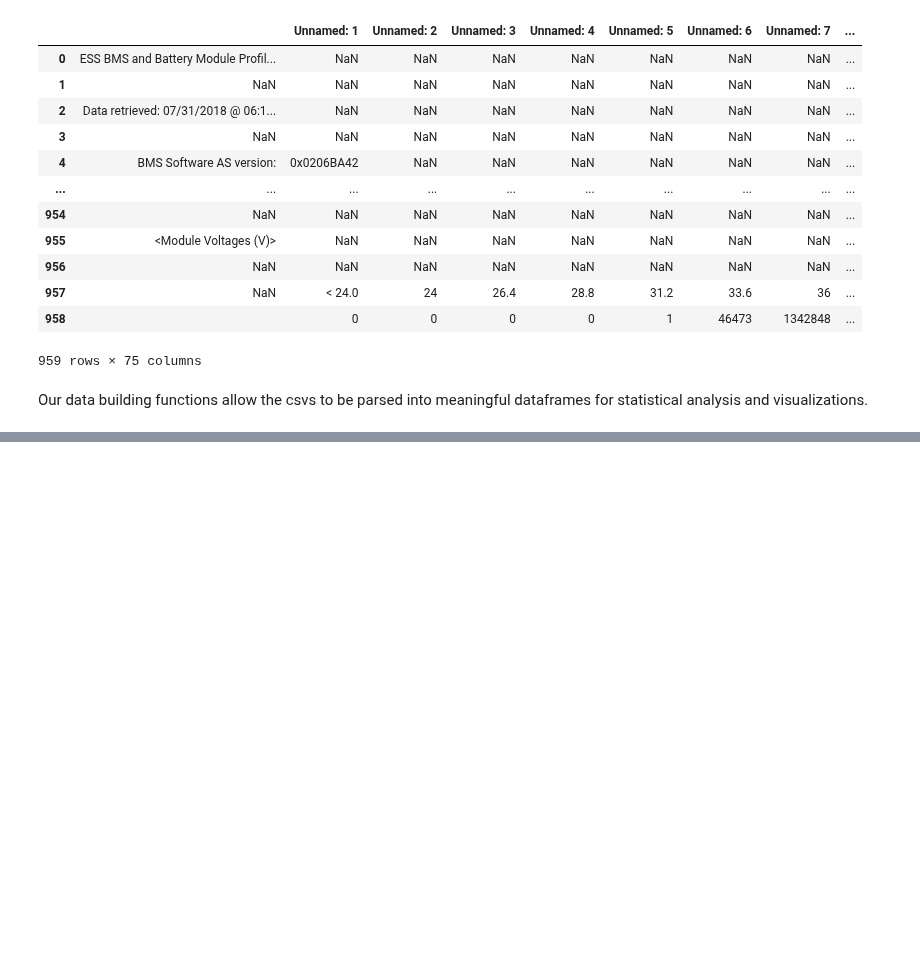
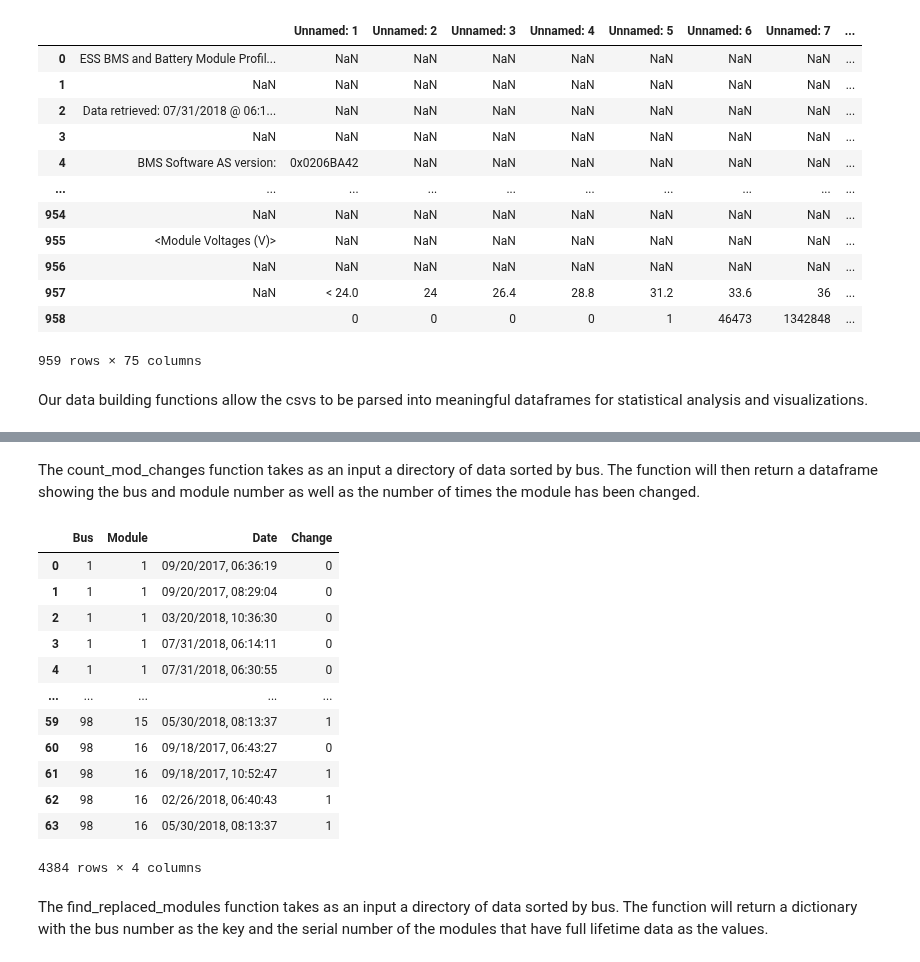
Before and after one commit to KCM-DIRECT/KCM-Data, a Jupyter notebook: Final example notebook.ipynb, the cells around one changed output, grey strips where cells are left out. Cells and saved outputs as stored; diff of their text form; code cells hidden in the pictures; blank space fills up the shorter version.

```diff
--- a/Final example notebook.ipynb
+++ b/Final example notebook.ipynb
@@ -45,0 +137,20 @@ Our data building functions allow the csvs to be parsed into meaningful datafram
+# %% [markdown]
+The count_mod_changes function takes as an input a directory of data sorted by bus. The function will then return a dataframe showing the bus and module number as well as the number of times the module has been changed.
+# %%
+build_data_vis.count_mod_changes(directory)
+# %% [output]
+|  | Bus | Module | Date | Change |
+| 0 | 1 | 1 | 09/20/2017, 06:36:19 | 0 |
+| 1 | 1 | 1 | 09/20/2017, 08:29:04 | 0 |
+| 2 | 1 | 1 | 03/20/2018, 10:36:30 | 0 |
+| 3 | 1 | 1 | 07/31/2018, 06:14:11 | 0 |
+| 4 | 1 | 1 | 07/31/2018, 06:30:55 | 0 |
+| ... | ... | ... | ... | ... |
+| 59 | 98 | 15 | 05/30/2018, 08:13:37 | 1 |
+| 60 | 98 | 16 | 09/18/2017, 06:43:27 | 0 |
+| 61 | 98 | 16 | 09/18/2017, 10:52:47 | 1 |
+| 62 | 98 | 16 | 02/26/2018, 06:40:43 | 1 |
+| 63 | 98 | 16 | 05/30/2018, 08:13:37 | 1 |
+4384 rows × 4 columns
+# %% [markdown]
+The find_replaced_modules function takes as an input a directory of data sorted by bus. The function will return a dictionary with the bus number as the key and the serial number of the modules that have full lifetime data as the values.
```
Also changed, not shown: parts of 19 cells of this notebook.
